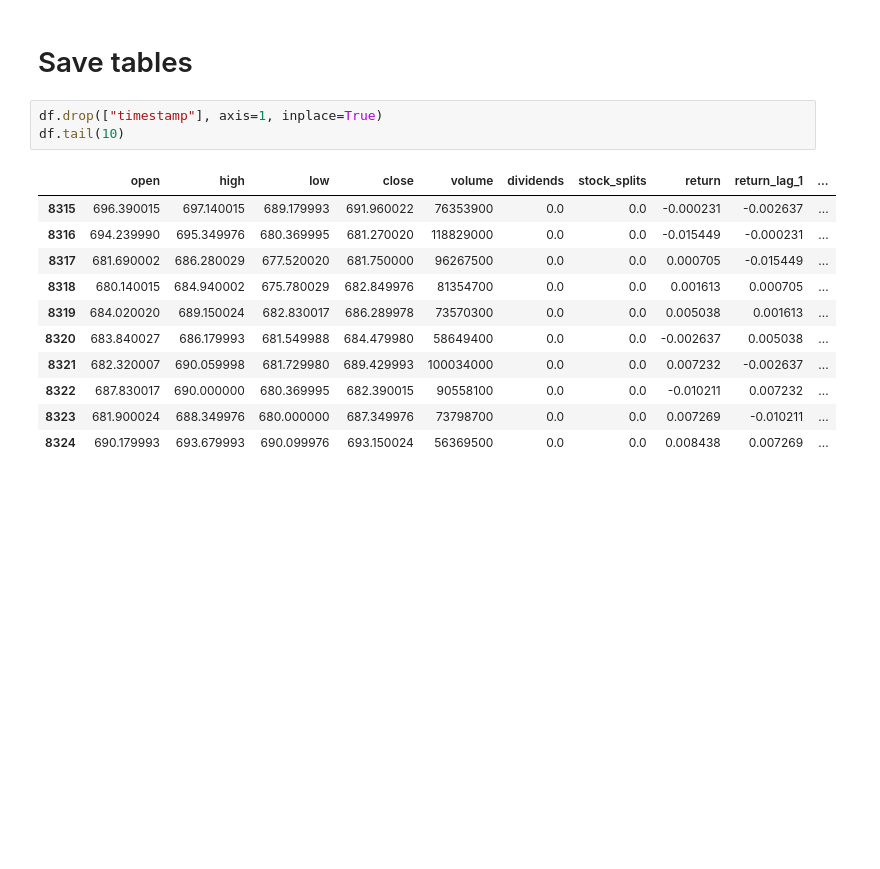
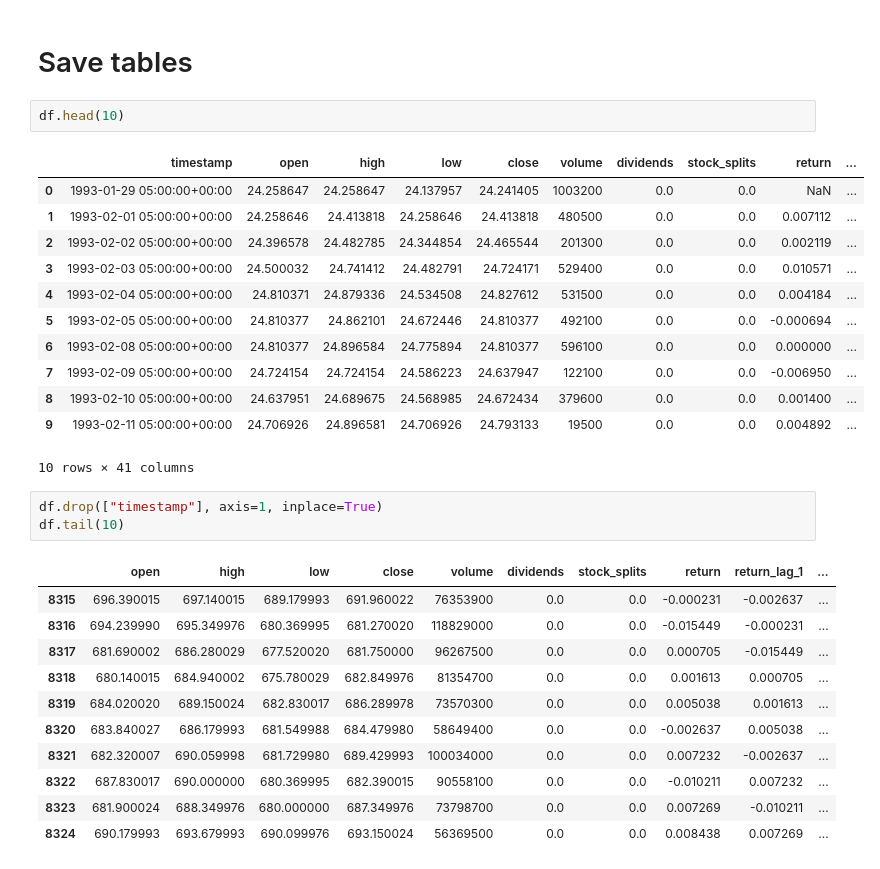
Before and after one commit to TheRealToky/stock_model, a Jupyter notebook: notebooks/features_engineering.ipynb, the cells around one changed output. Saved outputs shown, nothing was run; the diff lists cells and outputs as text; blank space fills up the shorter version.

```diff
--- a/notebooks/features_engineering.ipynb
+++ b/notebooks/features_engineering.ipynb
@@ -197,5 +210,20 @@ df = compute_target(df, shift=-1)
 # %% [markdown]
 # Save tables
+# %%
+df.head(10)
+# %% [output]
+|  | timestamp | open | high | low | close | volume | dividends | stock_splits | return | ... |
+| 0 | 1993-01-29 05:00:00+00:00 | 24.258647 | 24.258647 | 24.137957 | 24.241405 | 1003200 | 0.0 | 0.0 | NaN | ... |
+| 1 | 1993-02-01 05:00:00+00:00 | 24.258646 | 24.413818 | 24.258646 | 24.413818 | 480500 | 0.0 | 0.0 | 0.007112 | ... |
+| 2 | 1993-02-02 05:00:00+00:00 | 24.396578 | 24.482785 | 24.344854 | 24.465544 | 201300 | 0.0 | 0.0 | 0.002119 | ... |
+| 3 | 1993-02-03 05:00:00+00:00 | 24.500032 | 24.741412 | 24.482791 | 24.724171 | 529400 | 0.0 | 0.0 | 0.010571 | ... |
+| 4 | 1993-02-04 05:00:00+00:00 | 24.810371 | 24.879336 | 24.534508 | 24.827612 | 531500 | 0.0 | 0.0 | 0.004184 | ... |
+| 5 | 1993-02-05 05:00:00+00:00 | 24.810377 | 24.862101 | 24.672446 | 24.810377 | 492100 | 0.0 | 0.0 | -0.000694 | ... |
+| 6 | 1993-02-08 05:00:00+00:00 | 24.810377 | 24.896584 | 24.775894 | 24.810377 | 596100 | 0.0 | 0.0 | 0.000000 | ... |
+| 7 | 1993-02-09 05:00:00+00:00 | 24.724154 | 24.724154 | 24.586223 | 24.637947 | 122100 | 0.0 | 0.0 | -0.006950 | ... |
+| 8 | 1993-02-10 05:00:00+00:00 | 24.637951 | 24.689675 | 24.568985 | 24.672434 | 379600 | 0.0 | 0.0 | 0.001400 | ... |
+| 9 | 1993-02-11 05:00:00+00:00 | 24.706926 | 24.896581 | 24.706926 | 24.793133 | 19500 | 0.0 | 0.0 | 0.004892 | ... |
+10 rows × 41 columns
 # %%
 df.drop(["timestamp"], axis=1, inplace=True)
 df.tail(10)
```
Also changed, not shown: parts of 3 cells of this notebook, 1 other file.
